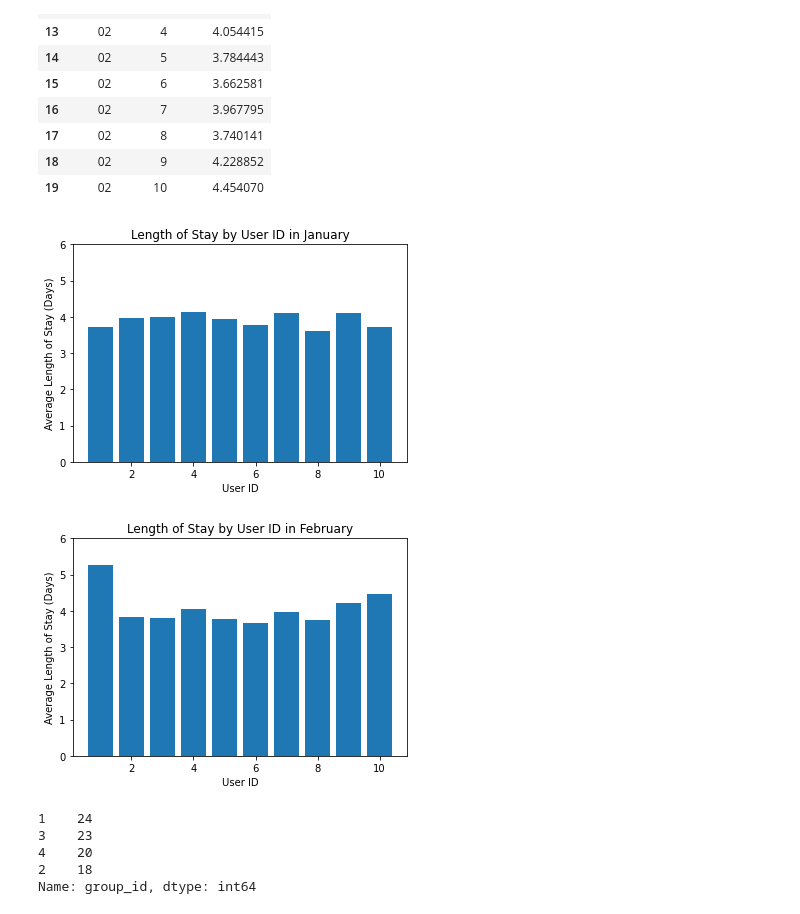
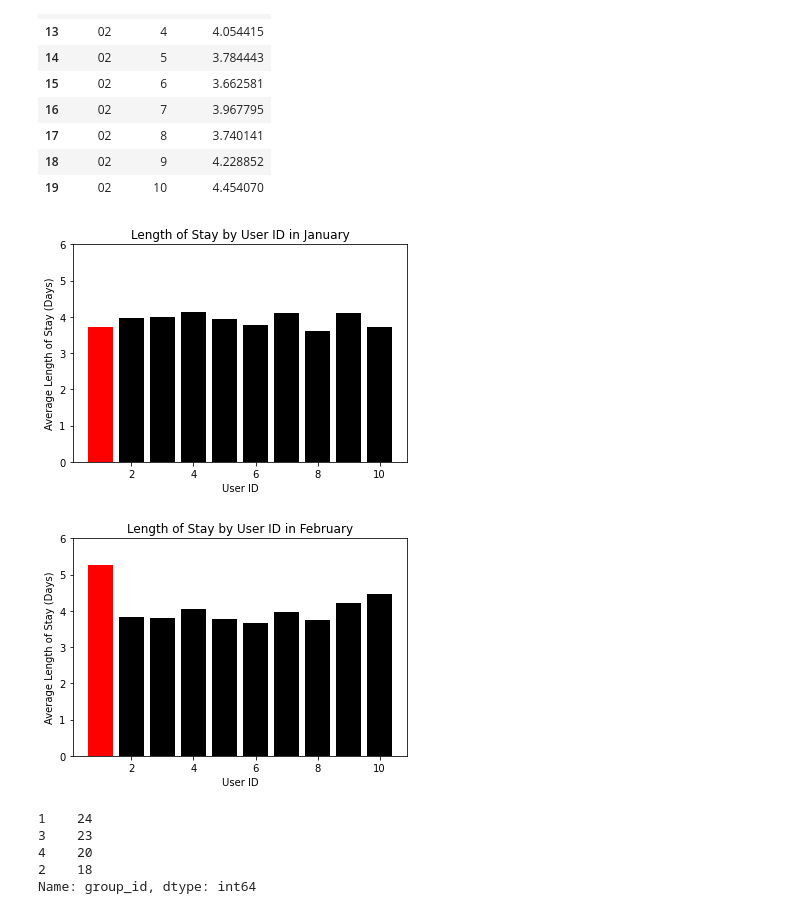
Before and after one commit to valputla/Customer-Success-Project, a Jupyter notebook: Take Home Analysis.ipynb, the cells around one changed output. Saved outputs shown, nothing was run; the diff lists cells and outputs as text; code cells hidden in the pictures.

```diff
--- a/Take Home Analysis.ipynb
+++ b/Take Home Analysis.ipynb
@@ -68,7 +68,8 @@ q2_months_los_feb
 | 18 | 02 | 9 | 4.228852 |
 | 19 | 02 | 10 | 4.454070 |
 # %%
-plt.bar(q2_months_los_jan["user_id"], q2_months_los_jan["length_of_stay"])
+plt.bar(q2_months_los_jan["user_id"], q2_months_los_jan["length_of_stay"],
+        color=['red', 'black', 'black', 'black', 'black', 'black', 'black', 'black', 'black', 'black'])
 plt.title("Length of Stay by User ID in January")
 plt.xlabel("User ID")
 plt.ylabel("Average Length of Stay (Days)")
@@ -76,15 +77,16 @@ plt.ylim(0,6)
 plt.savefig("../Customer-Success-Team-Project/Images/LOSjan.png")
 plt.show()
 # %% [output]
-[figure, old version]
+[figure, new version]
 # %%
-plt.bar(q2_months_los_feb["user_id"], q2_months_los_feb["length_of_stay"])
+plt.bar(q2_months_los_feb["user_id"], q2_months_los_feb["length_of_stay"],
+        color=['red', 'black', 'black', 'black', 'black', 'black', 'black', 'black', 'black', 'black'])
 plt.title("Length of Stay by User ID in February")
 plt.xlabel("User ID")
 plt.ylabel("Average Length of Stay (Days)")
 plt.ylim(0,6)
 plt.savefig("../Customer-Success-Team-Project/Images/LOSfeb.png")
 plt.show()
 # %% [output]
-[figure, old version]
+[figure, new version]
 # %%
```
Also changed, not shown: parts of 3 cells of this notebook, 3 other files.
